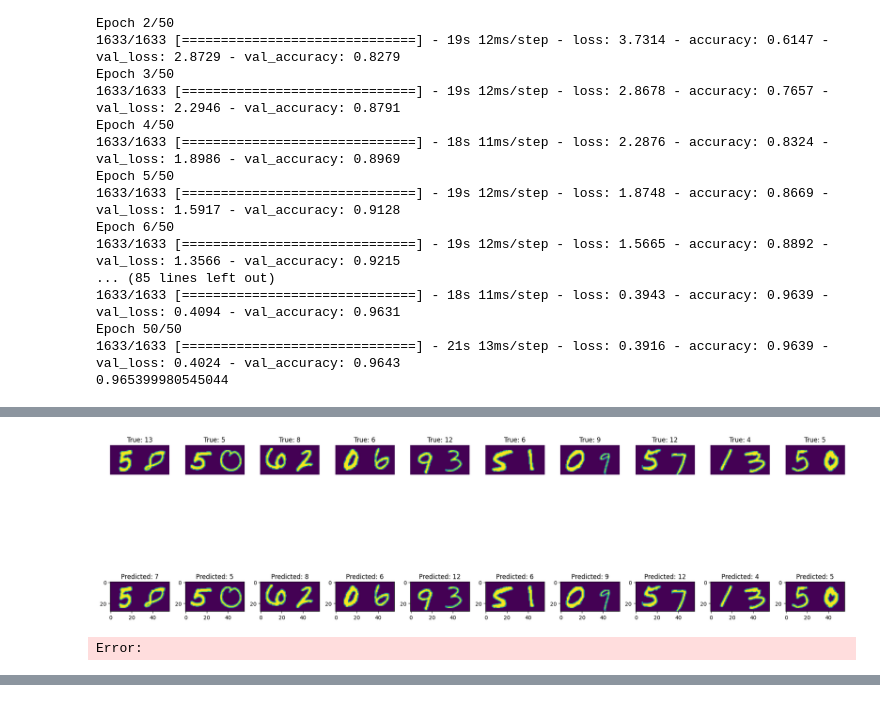
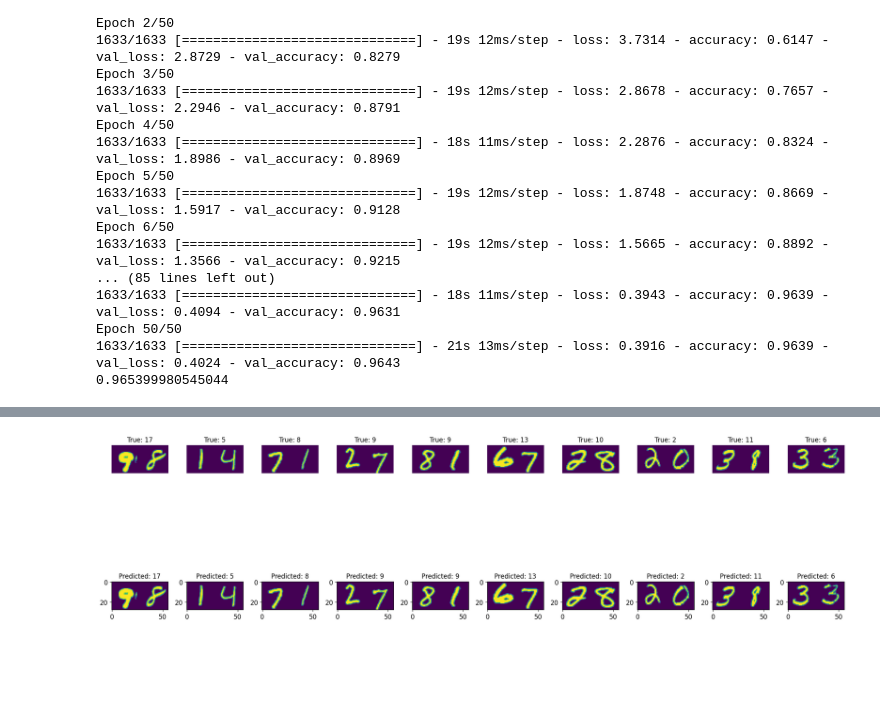
Before and after one commit to ljf441/mnist_add, a Jupyter notebook: pipeline.ipynb, the cells around one changed output, grey strips where cells are left out. Drawn from its saved outputs; the diff is of its cells as text; code cells hidden in the pictures; blank space fills up the shorter version.

```diff
--- a/pipeline.ipynb
+++ b/pipeline.ipynb
@@ -419,17 +391,26 @@ idxs = np.random.choice(len(x_test), size=10, replace=False)
 # %%
-fig, axs = plt.subplots(2, 10, figsize=(20, 10))
+x_train, y_train, x_test, y_test, x_val, y_val = load_data()
 
-for i in range(10):
-    idx = idxs[i]
-    axs[0, i].imshow(x_test[idx])
-    axs[0, i].set_title(f"True: {np.argmax(y_test, axis=1)[idx]}")
-    axs[0, i].axis('off')
-    axs[1, i].imshow(x_test[idx])
-    axs[1, i].set_title(f"Predicted: {np.argmax(predictions, axis=1)[idx]}")
-    axs[0, i].axis('off')
+def nn_predict():
+    np.random.seed(220)
+    model = load_model(f'nn_fitted_{m_name}.keras')
+    predictions = model.predict(x_test)
+    idxs = np.random.choice(len(x_test), size=10, replace=False)
 
-fig.tight_layout()
-fig.show()
+    fig, axs = plt.subplots(2, 10, figsize=(20, 10))
+
+    for i in range(10):
+        idx = idxs[i]
+        axs[0, i].imshow(x_test[idx])
+        axs[0, i].set_title(f"True: {np.argmax(y_test, axis=1)[idx]}")
+        axs[0, i].axis('off')
+        axs[1, i].imshow(x_test[idx])
+        axs[1, i].set_title(f"Predicted: {np.argmax(predictions, axis=1)[idx]}")
+        axs[0, i].axis('off')
+
+    fig.tight_layout()
+    plt.savefig("nn_predictions.png")
+    plt.show()
-# %% [output]
-[figure, removed]
-Error:
+# %%
+nn_predict()
+# %% [output]
@@ -435,0 +422 @@ Error:
+[figure, added]
```
Also changed, not shown: parts of 26 cells of this notebook, 10 other files.
